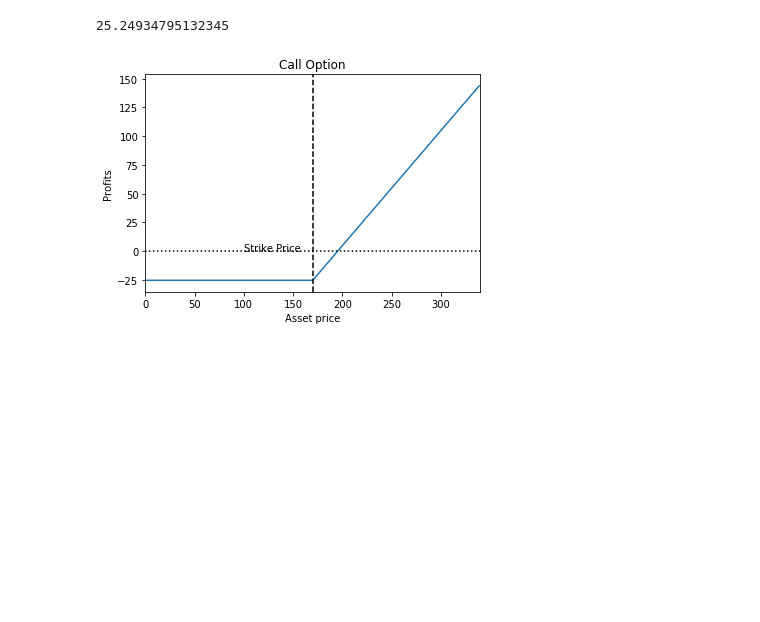
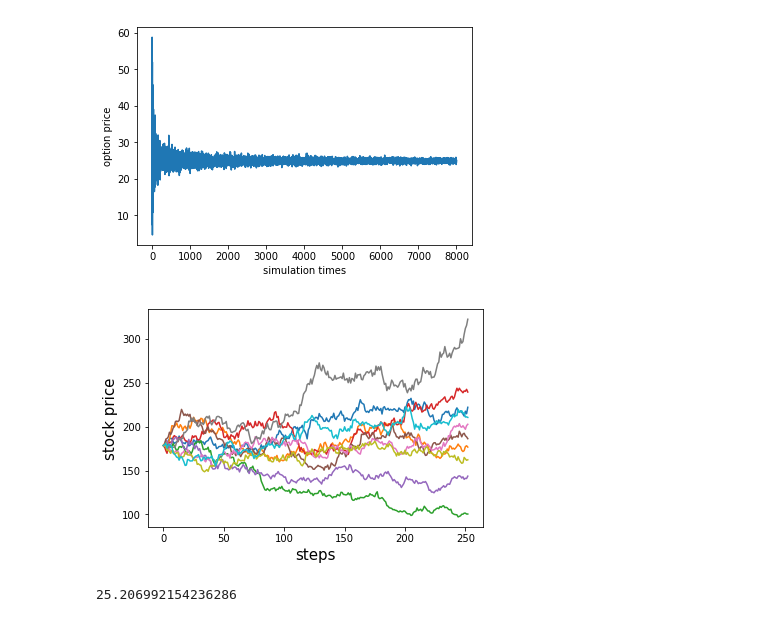
Before and after one commit to EatWellSleepWell2018Fall/ToolsPorject, a Jupyter notebook: OptionPricing.ipynb, the cells around one changed output. Saved outputs shown, nothing was run; the diff lists cells and outputs as text; code cells hidden in the pictures; blank space fills up the shorter version.

Commit message:
Update Monte Carlo

```diff
--- a/OptionPricing.ipynb
+++ b/OptionPricing.ipynb
@@ -377,9 +401,13 @@ class OptionPricing:
         return optionValue[0,0]
 # %%
-O = OptionPricing('AAPL', 170, 1)
+#O = OptionPricing('AAPL', 170, 1)
 # O.BS_sensitivity_plot()
 # O.BS_model()
-O.BinomialTreeCRR()
+#O.BinomialTreeCRR()
-# %% [output]
-25.24934795132345
-[figure, removed]
+# %%
+O = OptionPricing('AAPL', 170, 1)
+O.Monte_Carlo_option()
+# %% [output]
+[figure, added]
+[figure, added]
+25.206992154236286
```
Also changed, not shown: parts of 1 cell of this notebook.
